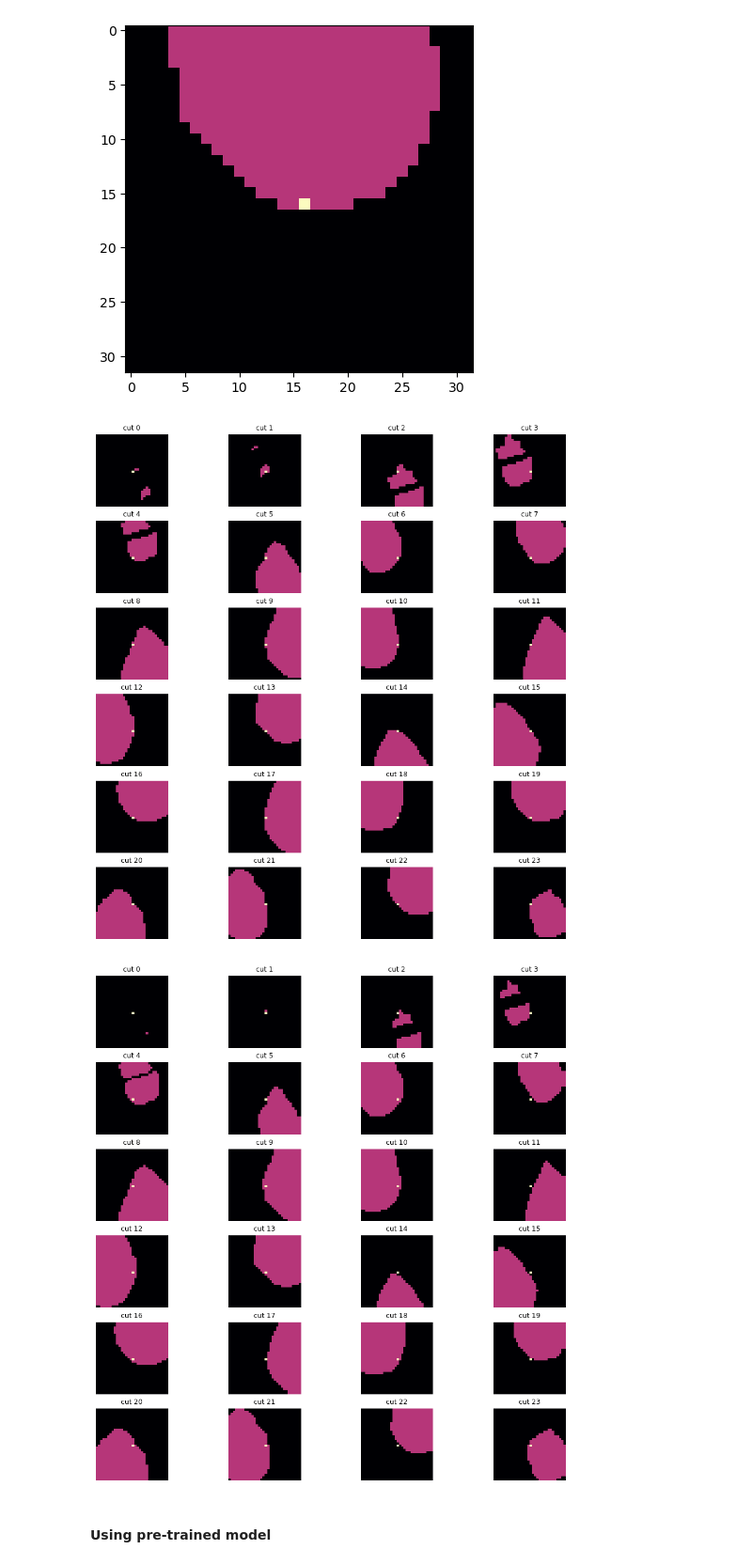
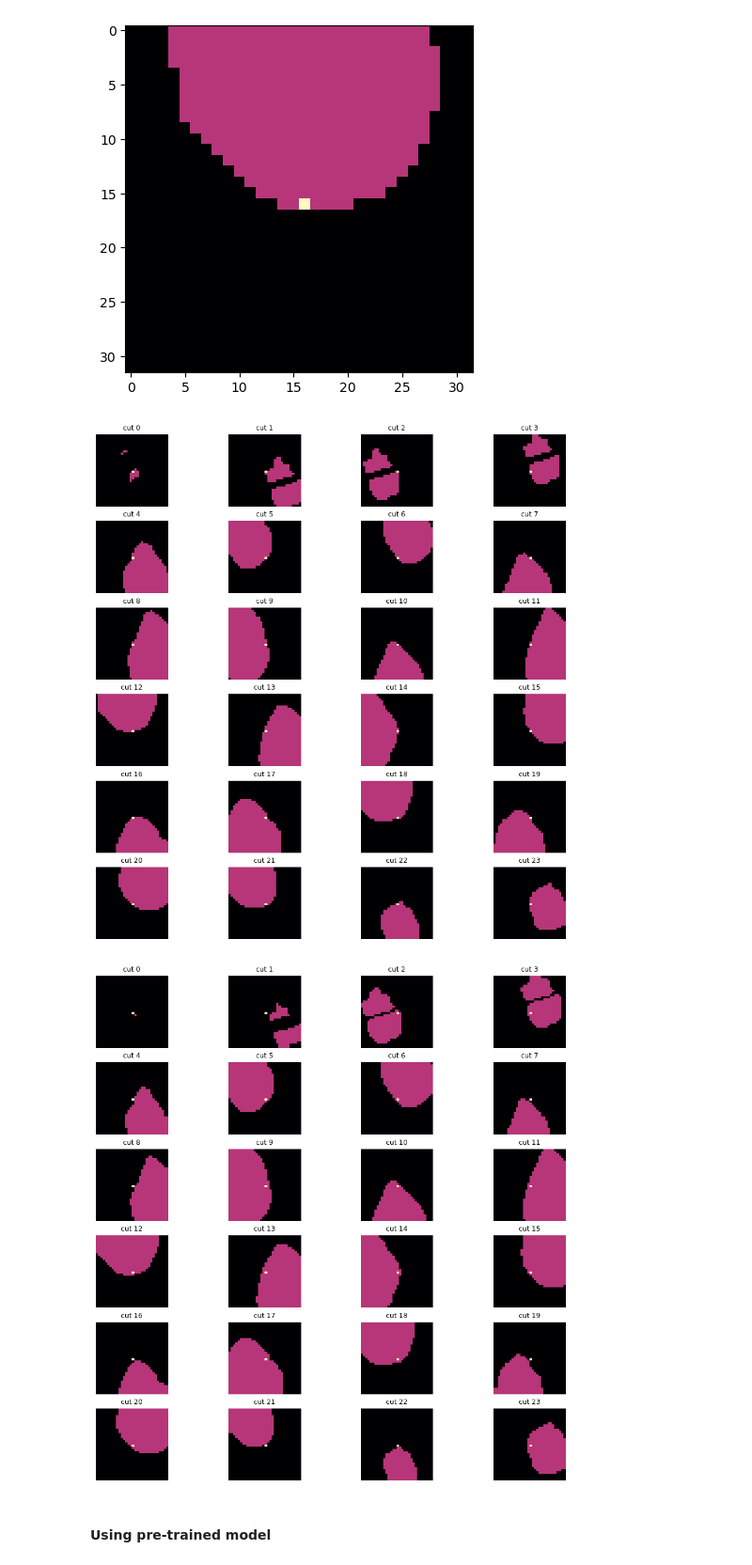
Before and after one commit to kuko6/click-correction, a Jupyter notebook: notebooks/active_learning.ipynb, the cells around one changed output. Shown at 94% size. Drawn from its saved outputs; the diff is of its cells as text; code cells hidden in the pictures.

```diff
--- a/notebooks/active_learning.ipynb
+++ b/notebooks/active_learning.ipynb
@@ -92,11 +94,14 @@ torch.Size([40, 40])
 # %%
-def cut_volume(label, cut_size=20, num=12):
-    cut_size = cut_size // 2
+def cut_volume(label: torch.Tensor, cut_size=32, num=12, random=False):
+    cut_size = cut_size // 2 # needed only as a distance from the center
 
     click_coords = torch.nonzero(label[1])
+    # randomize cuts
+    if random:
+        click_coords = click_coords[torch.randperm(len(click_coords))]
+
     cuts = []
     k = num if len(click_coords) > num else len(click_coords)
-
     for click_idx in range(0, k):
         coords = click_coords[click_idx]
 
@@ -104,9 +109,9 @@ def cut_volume(label, cut_size=20, num=12):
         click[coords[1], coords[2]] = 1
 
         # a = label[0][coords[0]] + click
-        a = torch.clone(label[0][coords[0]])
+        cut = torch.clone(label[0][coords[0]])
         # a[coords[1], coords[2]] = 2
-        cut = a[
+        cut = cut[
             coords[1]-cut_size:coords[1]+cut_size,
             coords[2]-cut_size:coords[2]+cut_size
         ]
@@ -114,7 +119,7 @@ def cut_volume(label, cut_size=20, num=12):
 
     return cuts, click_coords
 # %%
-def plot_cuts(cuts, cmap='magma'):
+def plot_cuts(cuts: list[torch.Tensor], cmap='magma'):
     rows = len(cuts)//4
     cols = 4
     res = cols if cols > rows else rows
@@ -128,7 +133,8 @@ def plot_cuts(cuts, cmap='magma'):
     for i, cut in enumerate(cuts):
         if j >= len(axs):
             break
-
+        if len(cut.shape) == 3:
+            cut = cut.squeeze(0)
         tmp_cut = torch.clone(cut)
         tmp_cut[cut.shape[0]//2, cut.shape[0]//2] = 2
         axs[j].imshow(tmp_cut, cmap=cmap)
@@ -182,9 +188,7 @@ import cv2
 # %%
 # TODO: prepisat na diletaciu / eroziu
 
-def fake_errors(cuts, cut_size, num):
-    cuts, _ = cut_volume(label, cut_size=cut_size, num=num)
-
+def simulate_errors(cuts: list[torch.Tensor]):
     faked_cuts = deepcopy(cuts)
     for cut in faked_cuts:
         width = cut.shape[0]
@@ -226,8 +230,8 @@ plot_cut(cuts[10])
 # %% [output]
 [figure]
 # %%
-def fake_errors(cuts, cut_size, num):
-    cuts, _ = cut_volume(label, cut_size=cut_size, num=num)
+def simulate_errors(cuts: list[torch.Tensor]) -> list[torch.Tensor]:
+    # cuts, _ = cut_volume(label, cut_size=cut_size, num=num)
     erosion_kernel = cv2.getStructuringElement(shape=cv2.MORPH_RECT, ksize=(3, 3))
     dilatation_kernel = cv2.getStructuringElement(shape=cv2.MORPH_ELLIPSE, ksize=(3, 3))
 
@@ -245,12 +249,12 @@ def fake_errors(cuts, cut_size, num):
 # %%
 img, label = clicks_dataset[1]
 cuts, clicks = cut_volume(label, cut_size=32, num=24)
 
 plot_cuts(cuts)
-plot_cuts(fake_errors(cuts, cut_size=32, num=24))
+plot_cuts(simulate_errors(cuts))
 # %% [output]
-[figure, old version]
+[figure, new version]
-[figure, old version]
+[figure, new version]
 # %% [markdown]
 #### Using pre-trained model
 # %%
```
Also changed, not shown: parts of 16 cells of this notebook, 3 other files.
